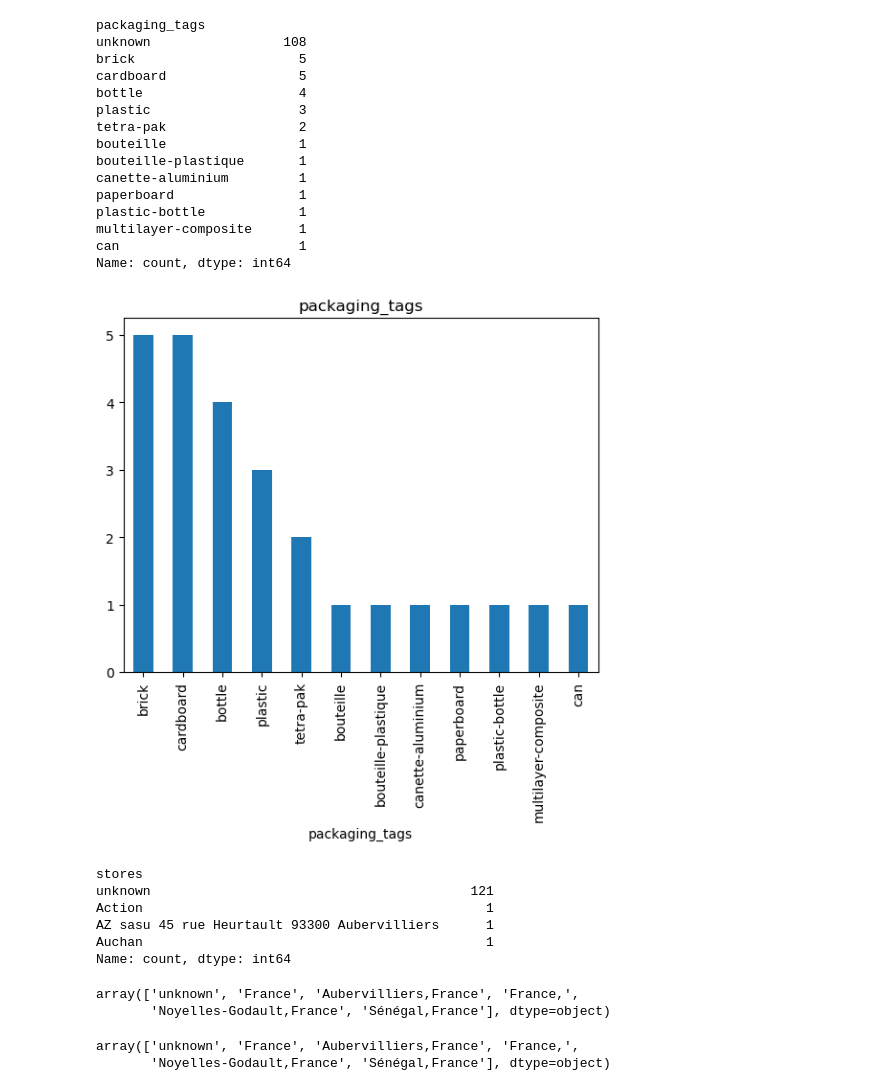
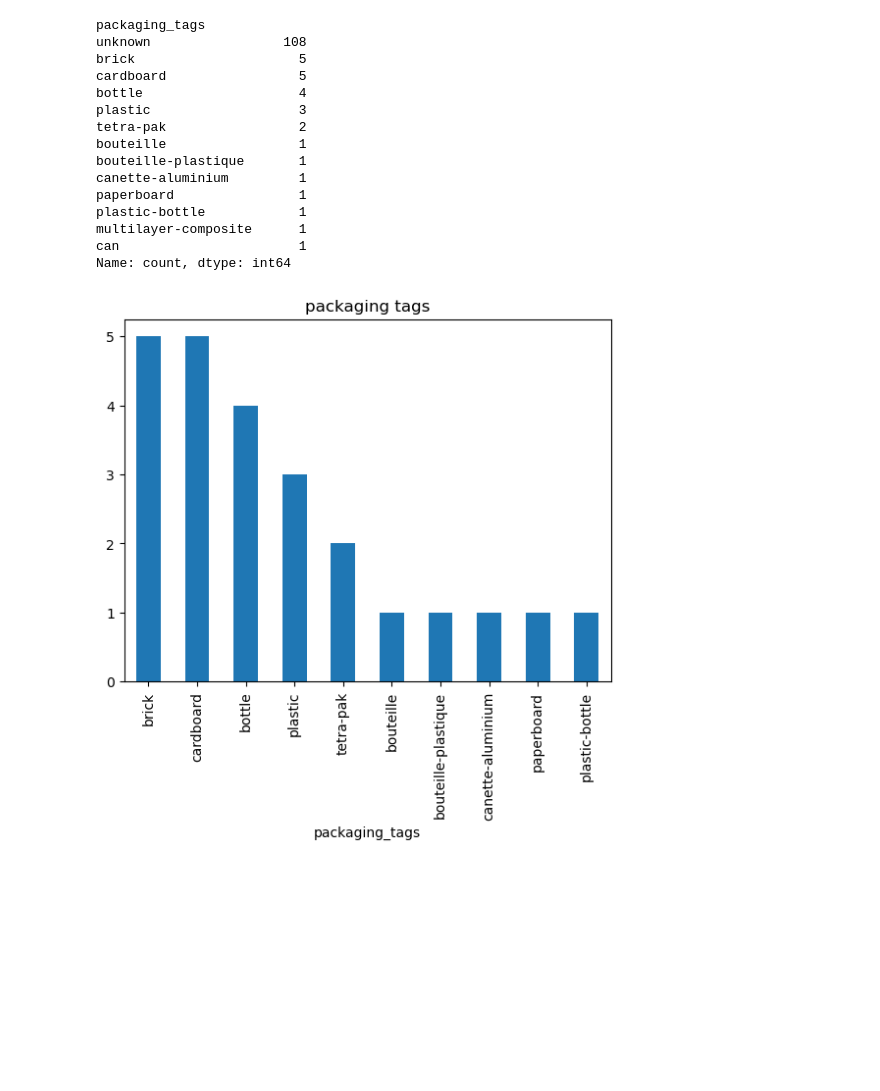
Before and after one commit to Codon-s/cpg-product-intelligence, a Jupyter notebook: prashant.ipynb, the cells around one changed output. Saved outputs shown, nothing was run; the diff lists cells and outputs as text; code cells hidden in the pictures; blank space fills up the shorter version.

```diff
--- a/prashant.ipynb
+++ b/prashant.ipynb
@@ -271,28 +323,8 @@ plastic-bottle            1
 multilayer-composite      1
 can                       1
 Name: count, dtype: int64
-# %%
-package_graph=exploded_packaging.value_counts().drop("unknown")
-package_graph.plot(kind="bar",title="packaging_tags")
-plt.show()
-# %% [output]
-[figure, removed]
-# %%
-df.stores.value_counts()
-# %% [output]
-stores
-unknown                                         121
-Action                                            1
-AZ sasu 45 rue Heurtault 93300 Aubervilliers      1
-Auchan                                            1
-Name: count, dtype: int64
-# %%
-df.purchase_places.unique()
-# %% [output]
-array(['unknown', 'France', 'Aubervilliers,France', 'France,',
-       'Noyelles-Godault,France', 'Sénégal,France'], dtype=object)
-# %%
-df.purchase_places.unique()
-# %% [output]
-array(['unknown', 'France', 'Aubervilliers,France', 'France,',
-       'Noyelles-Godault,France', 'Sénégal,France'], dtype=object)
+# %%
+exploded_packaging[exploded_packaging != 'unknown'].value_counts().head(10).plot(kind='bar' ,title='packaging tags')
+plt.show()
+# %% [output]
+[figure, added]
```
Also changed, not shown: parts of 82 cells of this notebook.
